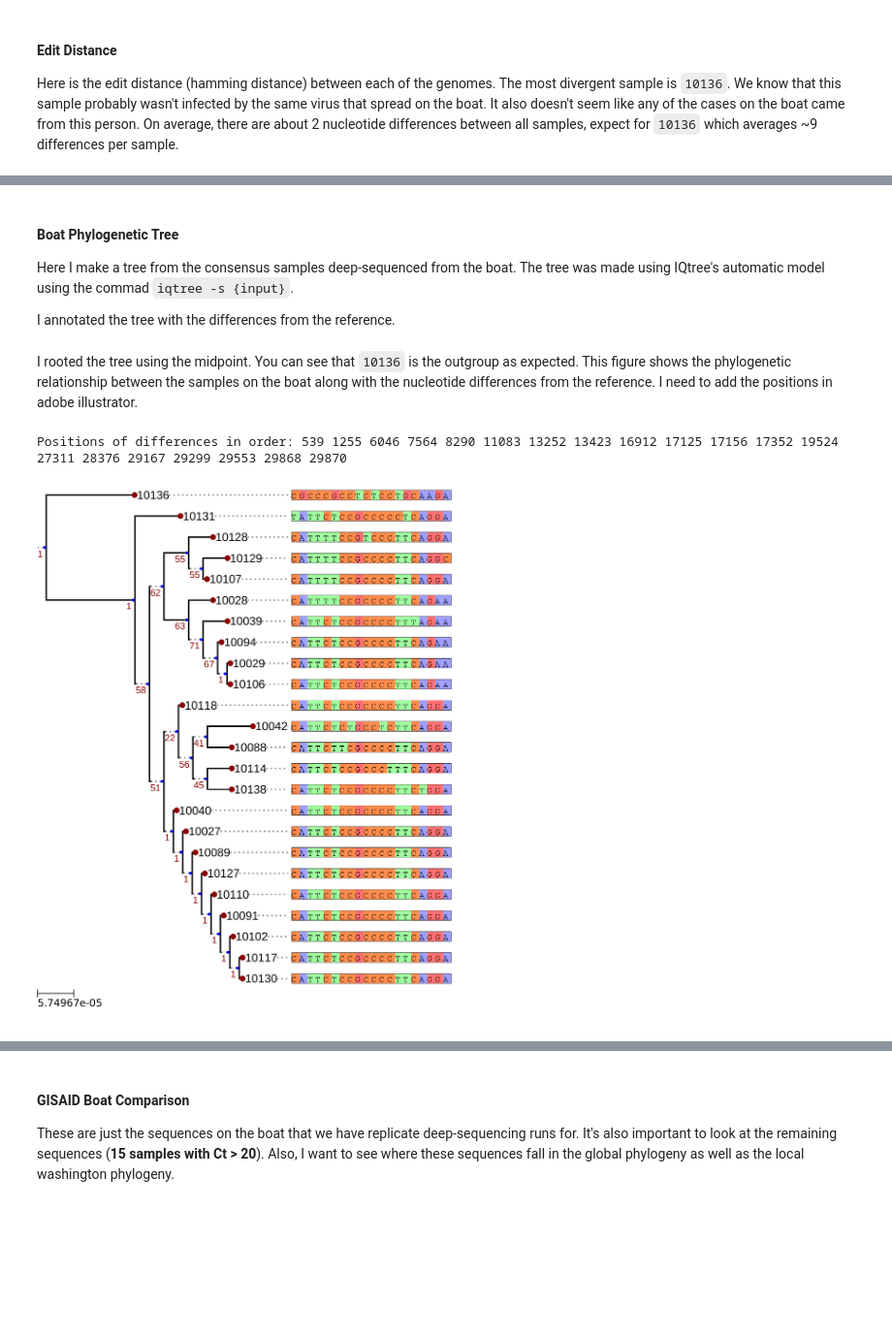
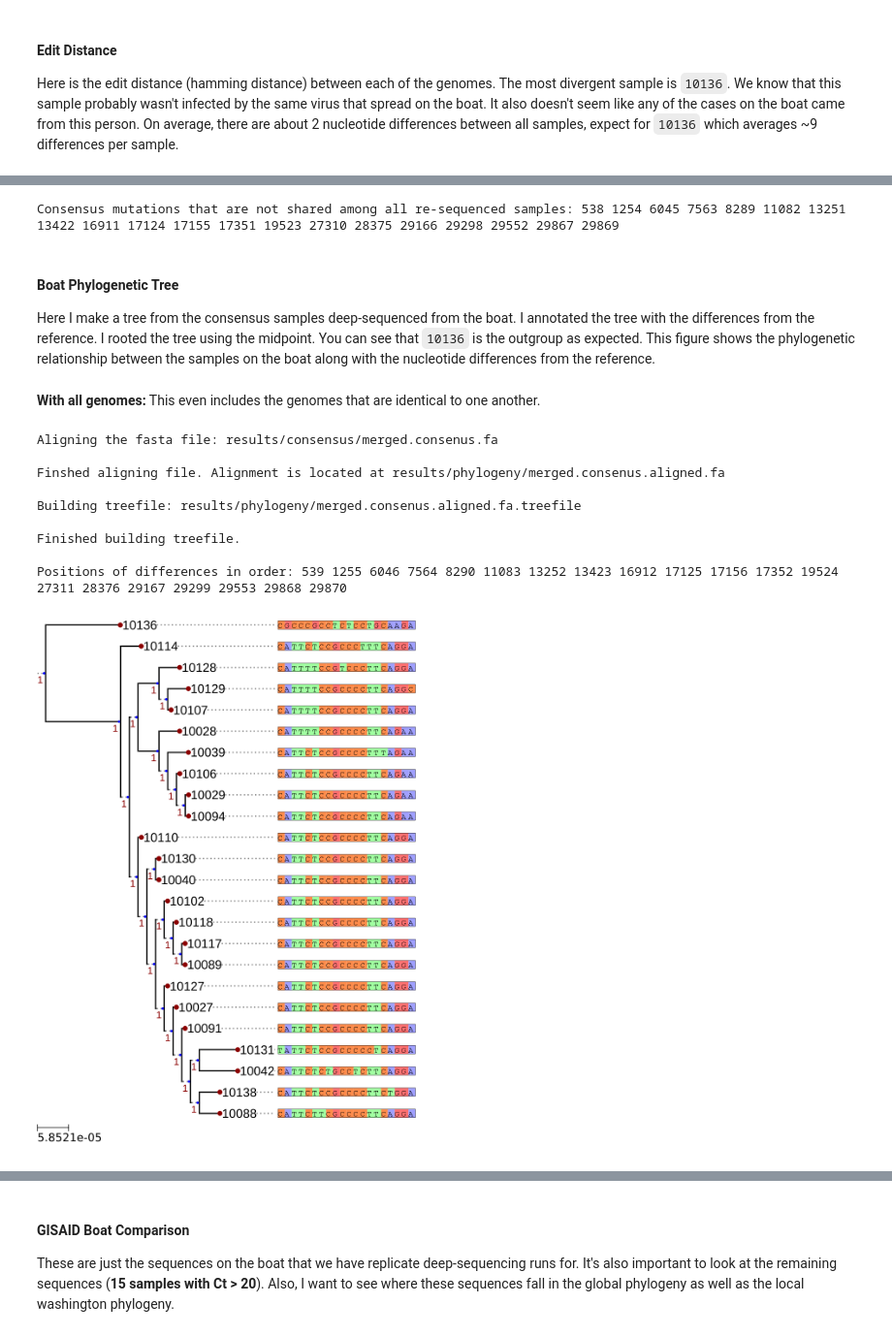
Before and after one commit to jbloomlab/SARS-CoV-2_bottleneck, a Jupyter notebook: workflow/notebooks/Phylogenetic-Analysis.ipynb, the cells around one changed output, grey strips where cells are left out. Shown at 97% size. Cells and saved outputs as stored; diff of their text form; code cells hidden in the pictures; blank space fills up the shorter version.

Commit message:
Significantly re-organized, changed the BLAST database to include washington samples only and expand dates.

```diff
--- a/workflow/notebooks/Phylogenetic-Analysis.ipynb
+++ b/workflow/notebooks/Phylogenetic-Analysis.ipynb
@@ -167,6 +256,14 @@ Mutations found in every patient EXCLUDING 10136:
+# %%
+variable_sites = []
+for k,v in Counter(snp for snps in consesus.values() for snp in snps).items():
+    if k[1][0] != k[1][1]:
+        if v < 24:
+            variable_sites.append(k[0])
+
+print("Consensus mutations that are not shared among all re-sequenced samples:", (*sorted(variable_sites)))
+# %% [output]
+Consensus mutations that are not shared among all re-sequenced samples: 538 1254 6045 7563 8289 11082 13251 13422 16911 17124 17155 17351 19523 27310 28375 29166 29298 29552 29867 29869
 # %% [markdown]
 #### Boat Phylogenetic Tree
 
-Here I make a tree from the consensus samples deep-sequenced from the boat. The tree was made using IQtree's automatic model using the commad `iqtree -s {input}`.
-
-I annotated the tree with the differences from the reference.
+Here I make a tree from the consensus samples deep-sequenced from the boat. I annotated the tree with the differences from the reference. I rooted the tree using the midpoint. You can see that `10136` is the outgroup as expected. This figure shows the phylogenetic relationship between the samples on the boat along with the nucleotide differences from the reference.
@@ -223,34 +270,30 @@ def make_tree(fastapath, outpath, prefix, referencepath = "config/index/samtools
-# %% [markdown]
-I rooted the tree using the midpoint. You can see that `10136` is the outgroup as expected. This figure shows the phylogenetic relationship between the samples on the boat along with the nucleotide differences from the reference. I need to add the positions in adobe illustrator.
+# %% [markdown]
+**With all genomes:** This even includes the genomes that are identical to one another.
 # %%
+
+# Only make the tree if it hasn't already been made - otherwise this notebook takes quite a while to run.
 if not os.path.exists("results/phylogeny/merged.consenus.aligned.fa.treefile"):
-
     make_tree(fastapath = "results/consensus/merged.consenus.fa", outpath = outpath, prefix = "merged.consenus", large = False, mask = False)
 
+## == Make the figure == ##
+t = Tree("results/phylogeny/merged.consenus.aligned.fa.treefile", format = 1)
 
-## == Import the tree file == ##
-t = Tree("results/phylogeny/merged.consenus.aligned.fa.treefile")
-
-## == Root the tree using midpoint rooting == ##
-# With midpoint rooting you can see that 10136 is distant from the rest of the sequences.
+# Simple midpoint rooting is sufficent
 root_point = t.get_midpoint_outgroup()
 t.set_outgroup(root_point)
 
-## == Make the annotations for the SeqFace == ##
-annots = {}
+seq_annotation = {}
 for patient, snps in consesus.items():
-    con = ''.join([snp[1][1] for snp in sorted(snps, key = (lambda s: s[0])) if snp not in all_boat_consensus]) # SNPs from reference
-    annots[patient] = con
+    con = ''.join([snp[1][1] for snp in sorted(snps, key = (lambda s: s[0])) if snp not in all_shared_variants])
+    seq_annotation[patient] = con
 
-## == Stylize the tree for visualization == ##
-
-# Tree style
+# Tree style - applies to the entire tree
 ts = TreeStyle()
 ts.show_branch_support = True
 ts.branch_vertical_margin = 10
 ts.draw_guiding_lines = True
 
-# Node styles
+# Node styles - only applies to select nodes
 leafstyle = NodeStyle()
 leafstyle["shape"] = "circle"
 leafstyle["size"] = 7
@@ -267,39 +310,45 @@ internalstyle["hz_line_width"] = 2
 internalstyle["vt_line_width"] = 2
 
 # Apply the node styles
 for n in t.traverse():
     if n.is_leaf():
         n.set_style(leafstyle)
     else:
         n.set_style(internalstyle)
 
 # Apply faces to the leaves to demonstrate differences from consensus sequence
 for leaf in t.iter_leaves():
 
     if leaf.name == "10136":
-        seqface = SequenceFace(annots[leaf.name], seqtype= "nt")
+        seqface = SequenceFace(seq_annotation[leaf.name], seqtype= "nt")
         seqface.margin_left = 5
         #refface = SequenceFace(''.join([snp[1][1] for snp in sorted(consensus_differences, key = (lambda s: s[0]))]), seqtype= "nt")
         #refface.margin_left = 5
         #refface.margin_bottom = 5
         #leaf.add_face(refface, 1, "aligned")
         leaf.add_face(seqface, 1, "aligned")
         #leaf.add_face(TextFace("Reference"), 0, "aligned")
 
 
     else:
-        seqface = SequenceFace(annots[leaf.name], seqtype= "nt")
+        seqface = SequenceFace(seq_annotation[leaf.name], seqtype= "nt")
         seqface.margin_left = 5
         leaf.add_face(seqface, 1, "aligned")
 
 t.render("results/phylogeny/custom-boat-sequences.svg", w=10, units="in", tree_style = ts)
 
-print(f"Positions of differences in order: {' '.join([str(snp[0] + 1) for snp in sorted(snps, key = (lambda s: s[0])) if snp not in all_boat_consensus])}")
+print(f"Positions of differences in order: {' '.join([str(snp[0] + 1) for snp in sorted(snps, key = (lambda s: s[0])) if snp not in all_shared_variants])}")
+
+t.ladderize()
+t.render("%%inline", w=10, units="in", tree_style = ts)
 # %% [output]
+Aligning the fasta file: results/consensus/merged.consenus.fa
+
+Finshed aligning file. Alignment is located at results/phylogeny/merged.consenus.aligned.fa
+
+Building treefile: results/phylogeny/merged.consenus.aligned.fa.treefile
+
+Finished building treefile.
+
 Positions of differences in order: 539 1255 6046 7564 8290 11083 13252 13423 16912 17125 17156 17352 19524 27311 28376 29167 29299 29553 29868 29870
+[figure, added]
-# %%
-
-t.ladderize()
-t.render("%%inline", w=10, units="in", tree_style = ts)
-# %% [output]
-[figure, removed]
```
Also changed, not shown: parts of 53 cells of this notebook.
